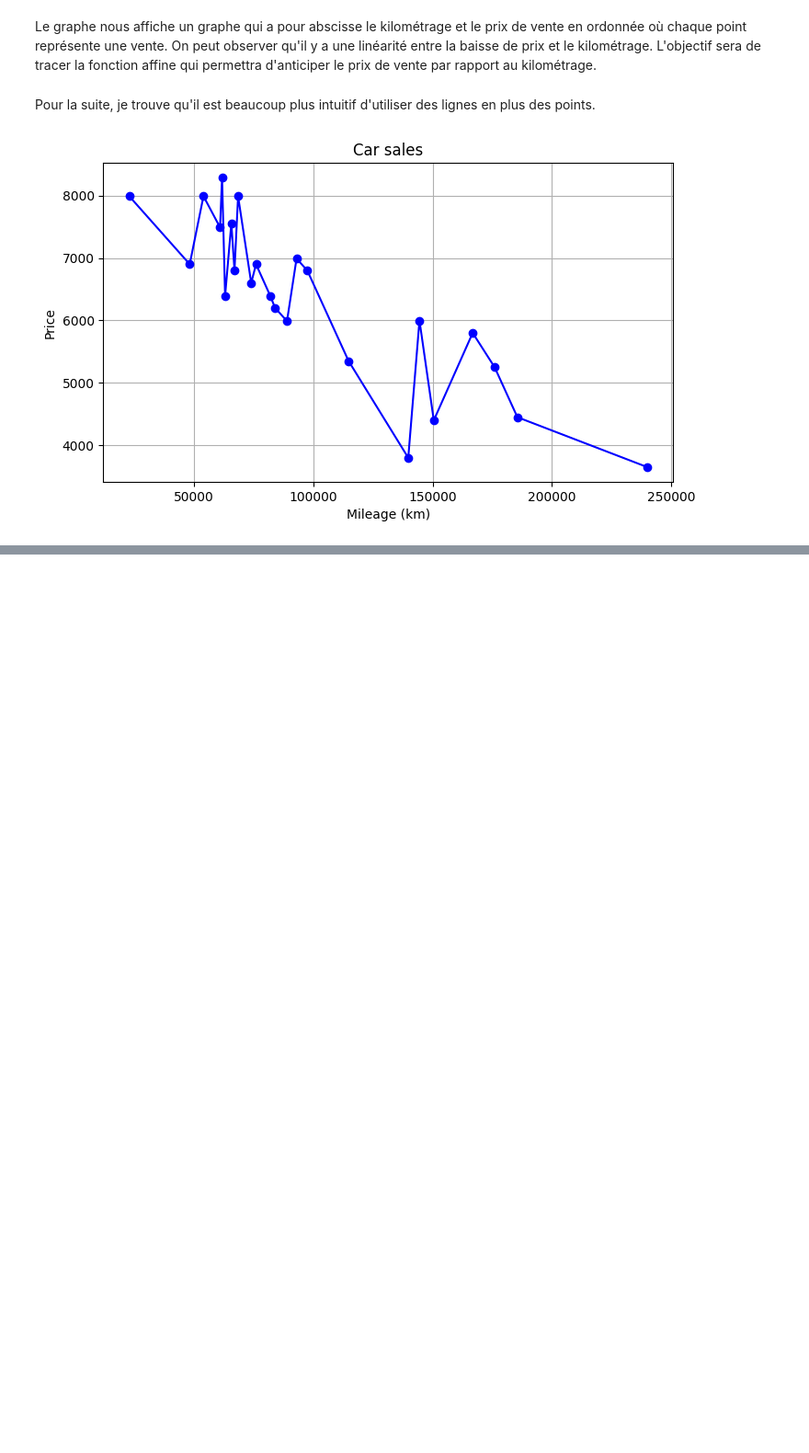
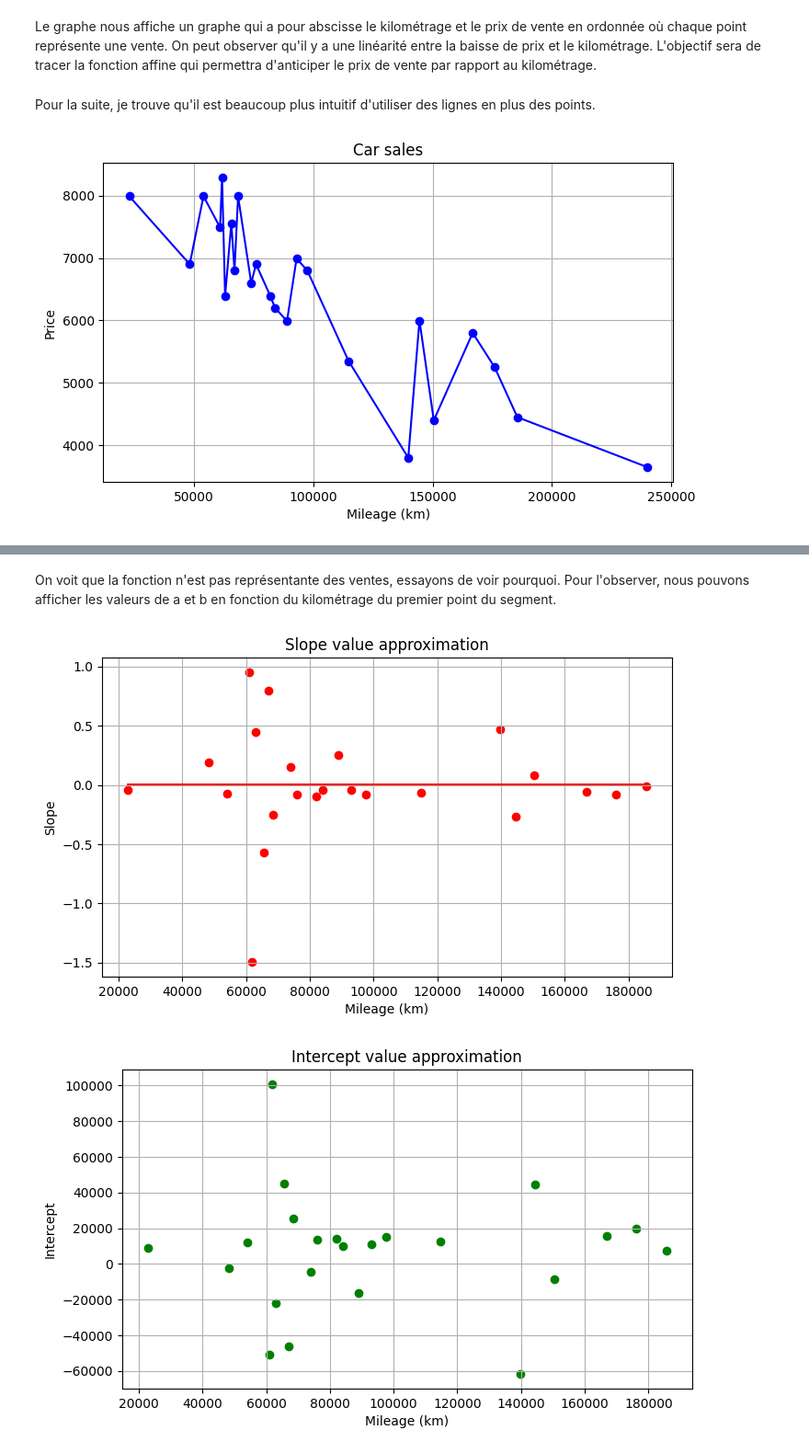
Before and after one commit to bedarenn/ft_linear_regression, a Jupyter notebook: docs/walkthrough_fr.ipynb, the cells around one changed output, grey strips where cells are left out. Shown: that part at 92% size. Cells and saved outputs as stored; diff of their text form; code cells hidden in the pictures; blank space fills up the shorter version.

```diff
--- a/docs/walkthrough_fr.ipynb
+++ b/docs/walkthrough_fr.ipynb
@@ -86,0 +181,70 @@ $$
+# %% [markdown]
+On voit que la fonction n'est pas représentante des ventes, essayons de voir pourquoi.
+Pour l'observer, nous pouvons afficher les valeurs de a et b en fonction du kilométrage du premier point du segment.
+# %%
+import numpy as np
+import pandas as pd
+import matplotlib.pyplot as plt
+
+
+def calc_affine(x1: float, y1: float, x2: float, y2: float) -> tuple[float, float]:
+    a = (y2 - y1) / (x2 - x1)
+    b = y1 - (a * x1)
+
+    return (a, b)
+
+
+def build_df_affine(df: pd.DataFrame) -> tuple[float, float, pd.DataFrame]:
+    total_a, total_b = 0, 0
+    df_affine = pd.DataFrame(dtype=np.float64, columns=['km', 'a', 'b'])
+
+    for (x1, y1), (x2, y2) in zip(df.iloc[:-1][['km', 'price']].values, df.iloc[1:][['km', 'price']].values):
+        a, b = calc_affine(x1, y1, x2, y2)
+        df_affine.loc[len(df_affine)] = [x1, a, b]
+        total_a += a
+        total_b += b
+
+    a = total_a / (len(df) - 1)
+    b = total_b / (len(df) - 1)
+
+    return (a, b, df_affine)
+
+
+def main():
+    df = pd.read_csv("../data/data.csv")
+    df = df.sort_values('km')
+
+    a, b, df_affine = build_df_affine(df)
+
+    a_tab = [[df_affine['km'].min(), df_affine['km'].max()],
+             [a, a]]
+    b_tab = [[df_affine['km'].min(), df_affine['km'].max()],
+             [b, b]]
+
+    plt.figure(figsize=(8, 4.5))
+    plt.scatter(df_affine['km'], df_affine['a'], color='red', marker='o')
+    plt.plot(a_tab[0], a_tab[1], color='red', linestyle = '-')
+    plt.grid(True)
+
+    plt.title("Slope value approximation")
+    plt.xlabel("Mileage (km)")
+    plt.ylabel("Slope")
+
+    plt.show()
+
+    plt.figure(figsize=(8, 4.5))
+    plt.scatter(df_affine['km'], df_affine['b'], color='green', marker='o')
+    # plt.plot(b_tab[0], b_tab[1], color='green', linestyle = '-')
+    plt.grid(True)
+
+    plt.title("Intercept value approximation")
+    plt.xlabel("Mileage (km)")
+    plt.ylabel("Intercept")
+
+    plt.show()
+
+if __name__ == "__main__":
+    main()
+# %% [output]
+[figure, added]
+[figure, added]
```
Also changed, not shown: parts of 14 cells of this notebook, 2 other files.
